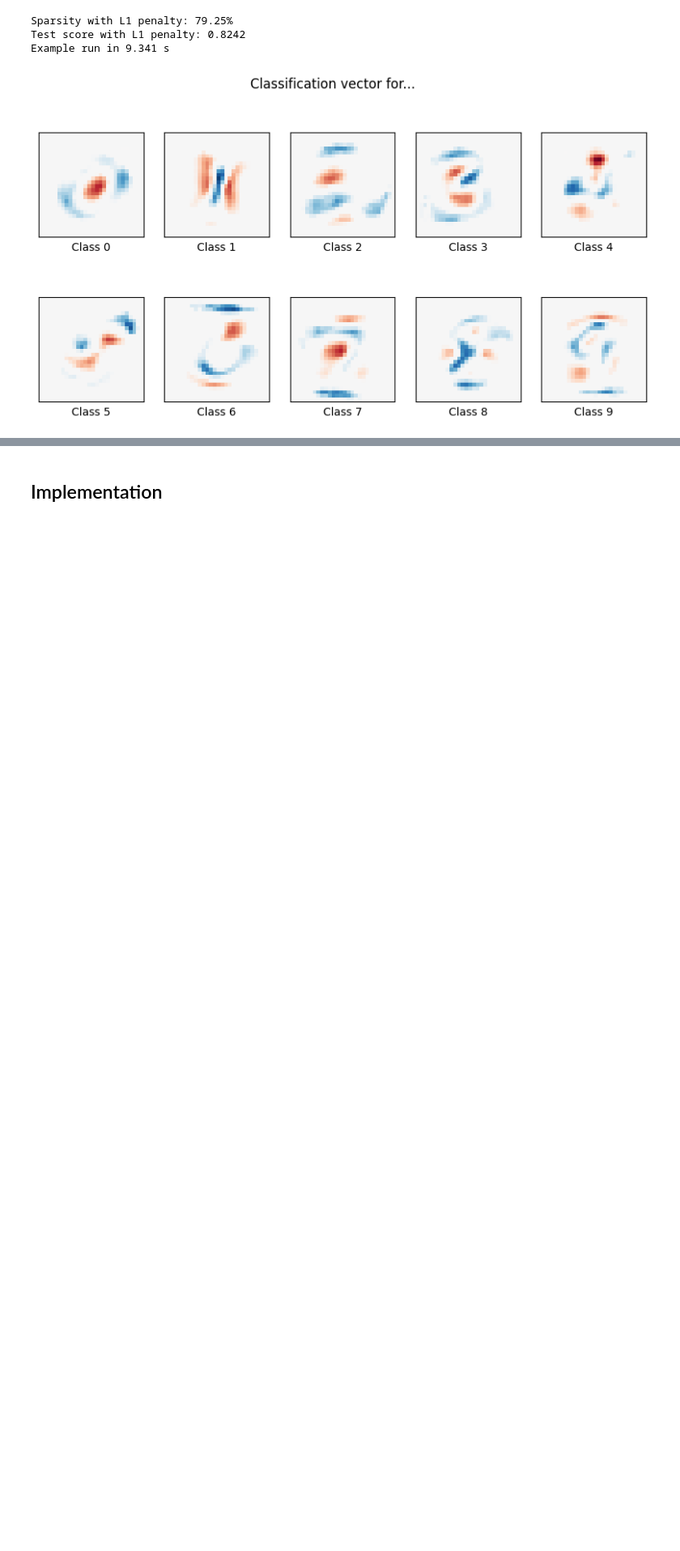
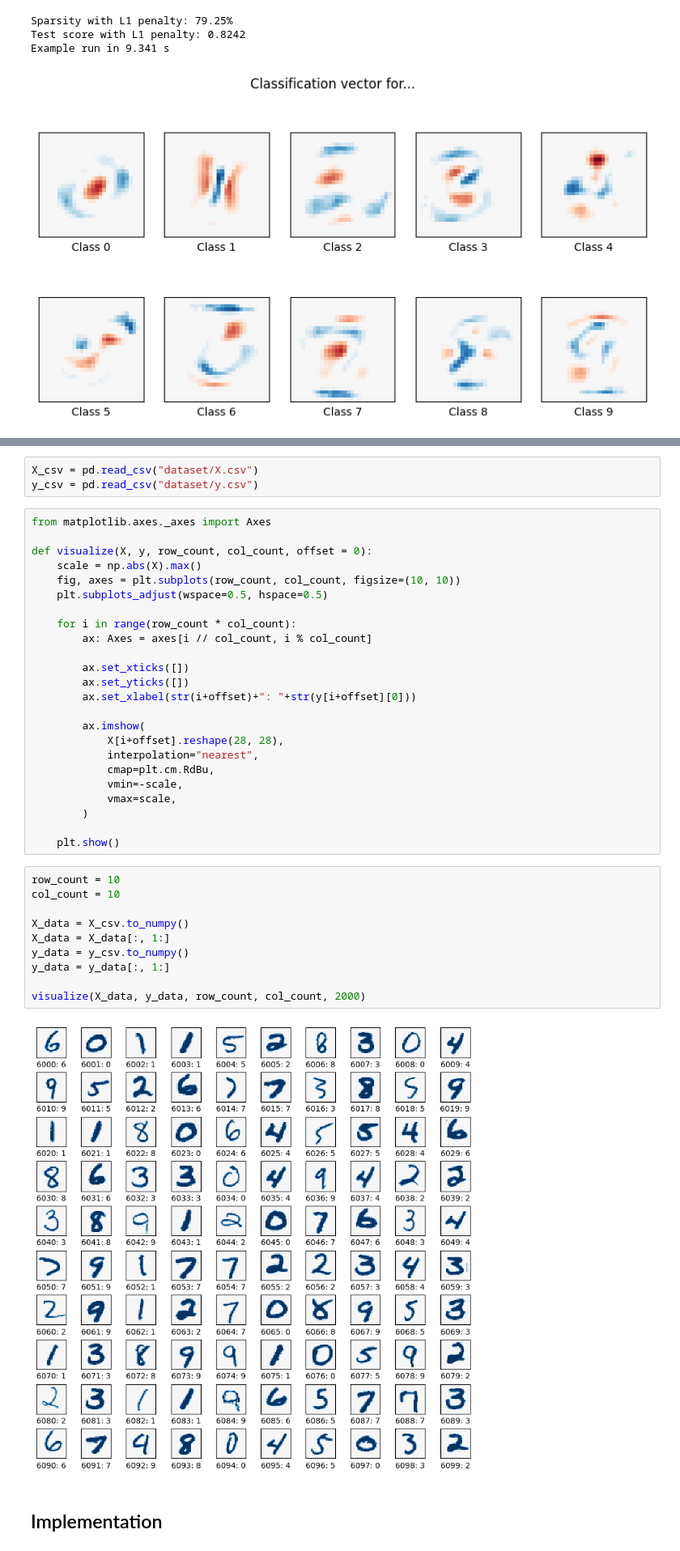
Before and after one commit to DhafinFawwaz/Feedforward-Neural-Network, a Jupyter notebook: src/ml.ipynb, the cells around one changed output, grey strips where cells are left out. Shown at 81% size. Cells and saved outputs as stored; diff of their text form; blank space fills up the shorter version.

Commit message:
feat: visualize dataset

```diff
--- a/src/ml.ipynb
+++ b/src/ml.ipynb
@@ -101,3 +111,42 @@ Example run in 9.341 s
+# %%
+X_csv = pd.read_csv("dataset/X.csv")
+y_csv = pd.read_csv("dataset/y.csv")
+# %%
+from matplotlib.axes._axes import Axes
+
+def visualize(X, y, row_count, col_count, offset = 0):
+    scale = np.abs(X).max()
+    fig, axes = plt.subplots(row_count, col_count, figsize=(10, 10))
+    plt.subplots_adjust(wspace=0.5, hspace=0.5)
+
+    for i in range(row_count * col_count):
+        ax: Axes = axes[i // col_count, i % col_count]
+
+        ax.set_xticks([])
+        ax.set_yticks([])
+        ax.set_xlabel(str(i+offset)+": "+str(y[i+offset][0]))
+
+        ax.imshow(
+            X[i+offset].reshape(28, 28),
+            interpolation="nearest",
+            cmap=plt.cm.RdBu,
+            vmin=-scale,
+            vmax=scale,
+        )
+
+    plt.show()
+# %%
+row_count = 10
+col_count = 10
+
+X_data = X_csv.to_numpy()
+X_data = X_data[:, 1:]
+y_data = y_csv.to_numpy()
+y_data = y_data[:, 1:]
+
+visualize(X_data, y_data, row_count, col_count, 2000)
+# %% [output]
+[figure, added]
 # %% [markdown]
 ## Implementation
 # %%
```
Also changed, not shown: parts of 2 cells of this notebook.
